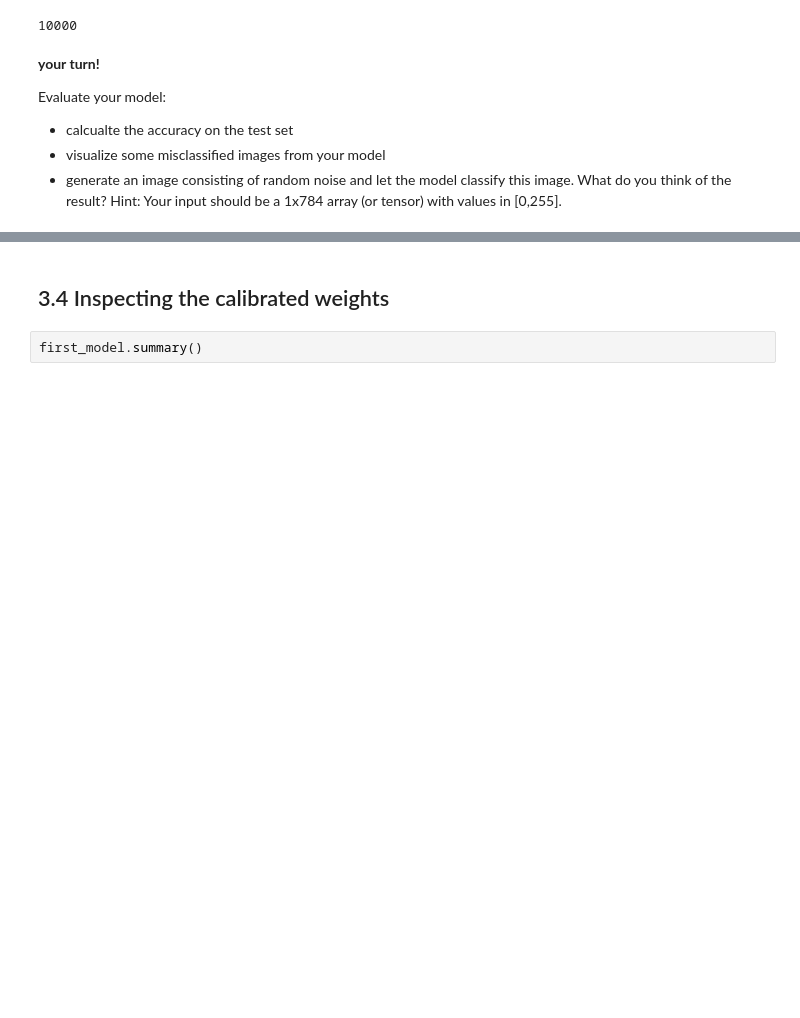
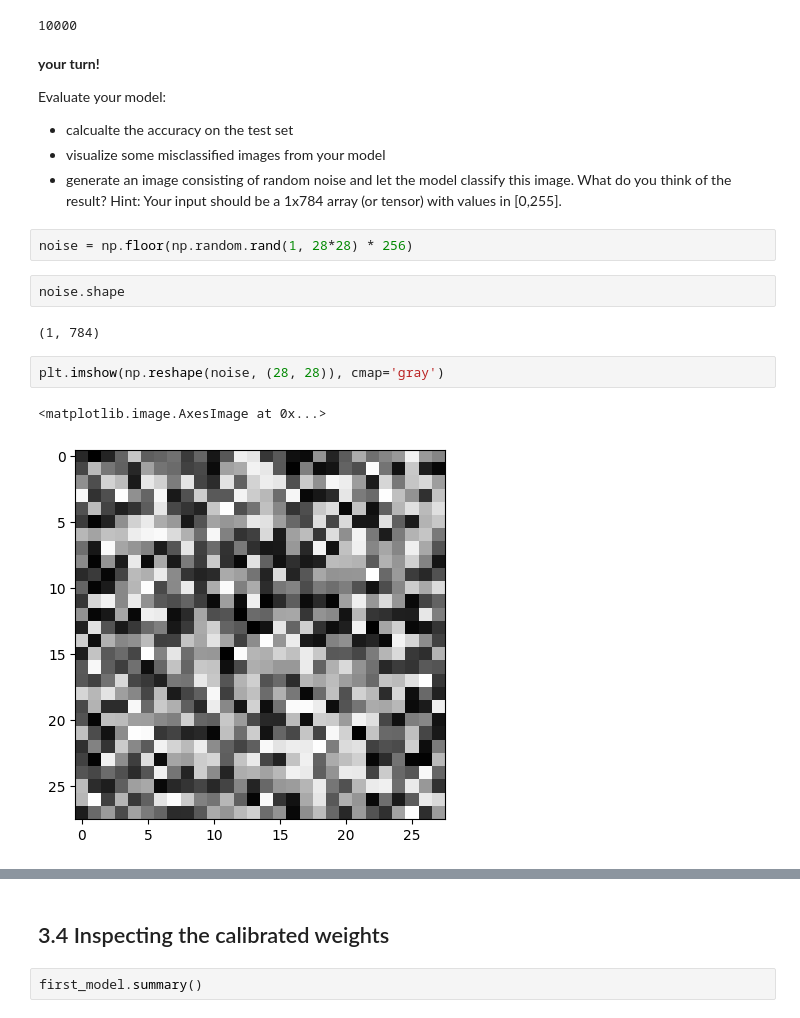
Before and after one commit to katrienantonio/hands-on-machine-learning-Python-module-3, a Jupyter notebook: notebooks/Hands_on_ML_with_Python_with_YourTurns_Module_3.ipynb, the cells around one changed output, grey strips where cells are left out. Cells and saved outputs as stored; diff of their text form; blank space fills up the shorter version.

```diff
--- a/notebooks/Hands_on_ML_with_Python_with_YourTurns_Module_3.ipynb
+++ b/notebooks/Hands_on_ML_with_Python_with_YourTurns_Module_3.ipynb
@@ -451,3 +502,14 @@ Evaluate your model:
 * calcualte the accuracy on the test set
 * visualize some misclassified images from your model
 * generate an image consisting of random noise and let the model classify this image. What do you think of the result? Hint: Your input should be a 1x784 array (or tensor) with values in [0,255].
+# %%
+noise = np.floor(np.random.rand(1, 28*28) * 256)
+# %%
+noise.shape
+# %% [output]
+(1, 784)
+# %%
+plt.imshow(np.reshape(noise, (28, 28)), cmap='gray')
+# %% [output]
+<matplotlib.image.AxesImage at 0x...>
+[figure, added]
```
Also changed, not shown: parts of 31 cells of this notebook, 1 other file.
